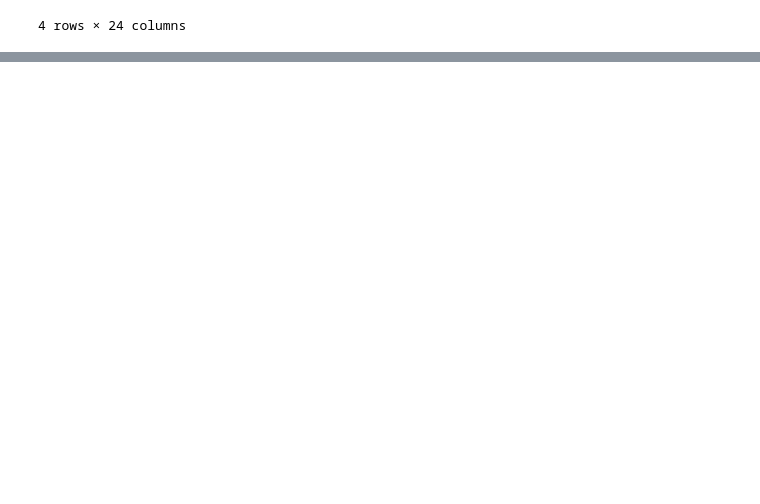
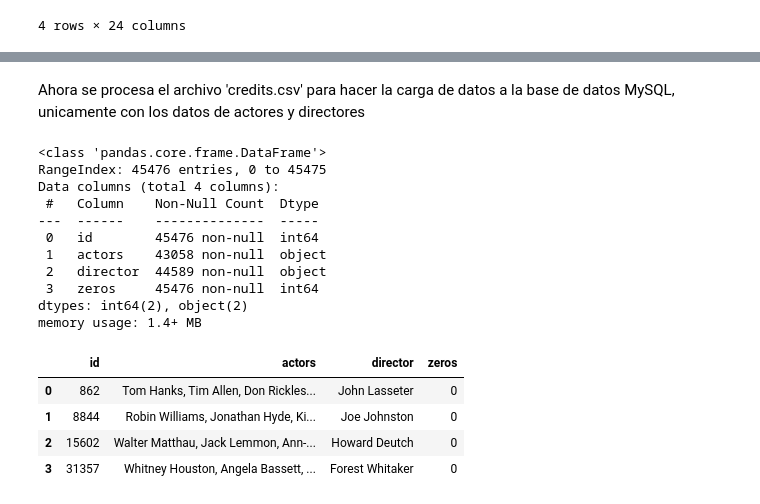
Before and after one commit to OmarDes/pimlops_movies, a Jupyter notebook: EDA.ipynb, the cells around one changed output, grey strips where cells are left out. Cells and saved outputs as stored; diff of their text form; code cells hidden in the pictures; blank space fills up the shorter version.

```diff
--- a/EDA.ipynb
+++ b/EDA.ipynb
@@ -233,3 +213,29 @@ Name: 35585, dtype: object
 movies_df = movies_df.drop(labels=35585, axis=0)
 # %%
 movies_df.to_csv('movies_dataset.csv', index=False)
+# %% [markdown]
+Ahora se procesa el archivo 'credits.csv' para hacer la carga de datos a la base de datos MySQL, unicamente con los datos de actores y directores
+# %%
+import pandas as pd
+import json
+credits_df =pd.read_csv('credits.csv') #Lectura dataset
+# %%
+credits_df.info() #Cabecera dataset
+credits_df.head(4)
+# %% [output]
+<class 'pandas.core.frame.DataFrame'>
+RangeIndex: 45476 entries, 0 to 45475
+Data columns (total 4 columns):
+ #   Column    Non-Null Count  Dtype
+---  ------    --------------  -----
+ 0   id        45476 non-null  int64
+ 1   actors    43058 non-null  object
+ 2   director  44589 non-null  object
+ 3   zeros     45476 non-null  int64
+dtypes: int64(2), object(2)
+memory usage: 1.4+ MB
+|  | id | actors | director | zeros |
+| 0 | 862 | Tom Hanks, Tim Allen, Don Rickles... | John Lasseter | 0 |
+| 1 | 8844 | Robin Williams, Jonathan Hyde, Ki... | Joe Johnston | 0 |
+| 2 | 15602 | Walter Matthau, Jack Lemmon, Ann-... | Howard Deutch | 0 |
+| 3 | 31357 | Whitney Houston, Angela Bassett, ... | Forest Whitaker | 0 |
```
Also changed, not shown: parts of 23 cells of this notebook, 12 other files.
